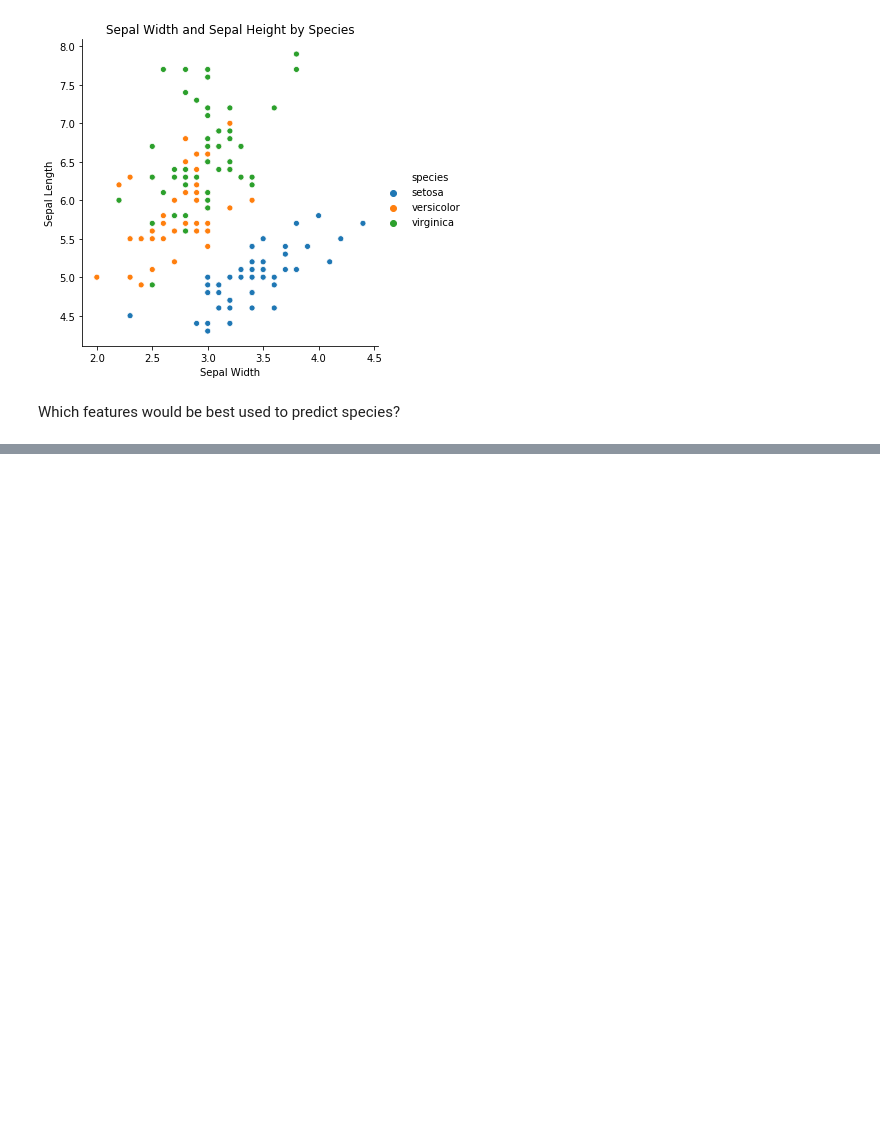
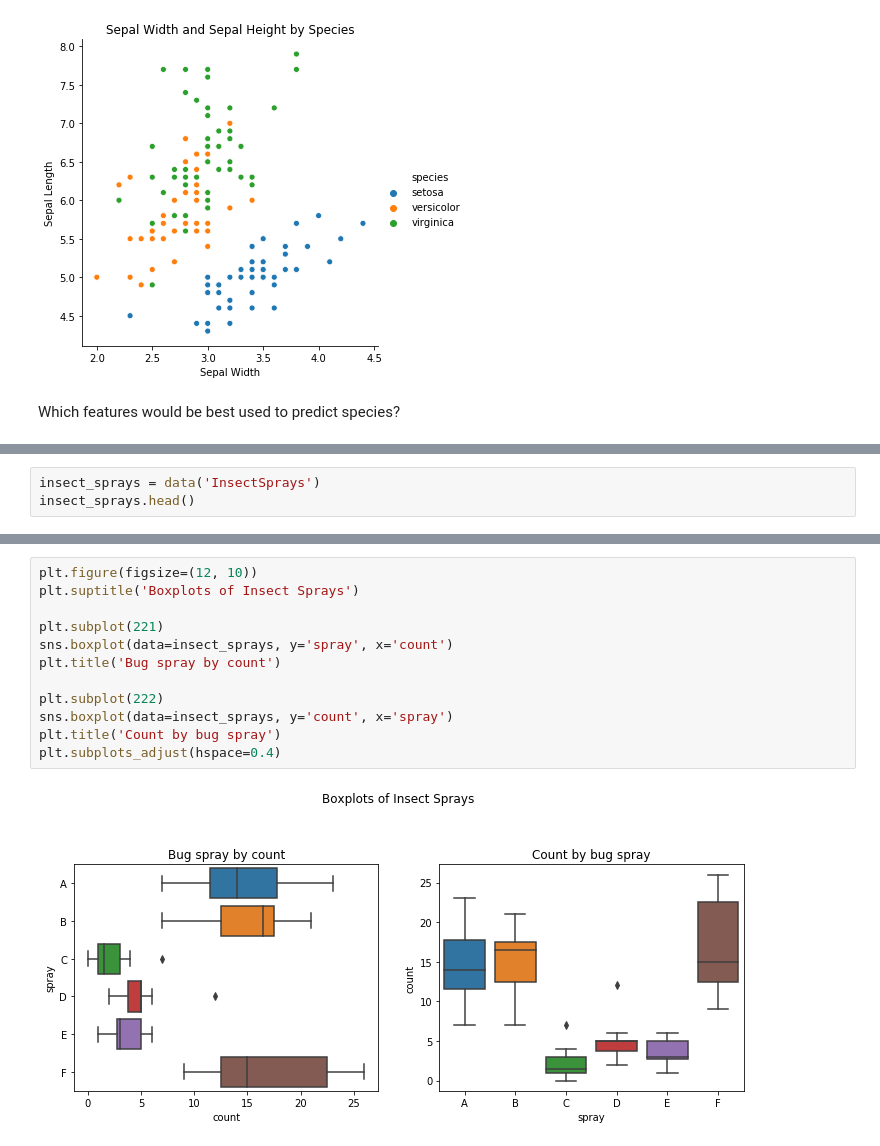
Before and after one commit to GabbyBarajasBroussard/numpy-pandas-visualization-exercise, a Jupyter notebook: seaborn_exercises.ipynb, the cells around one changed output, grey strips where cells are left out. Drawn from its saved outputs; the diff is of its cells as text; blank space fills up the shorter version.

```diff
--- a/seaborn_exercises.ipynb
+++ b/seaborn_exercises.ipynb
@@ -69,0 +121,3 @@ Text(0.5, 1, 'petal width and petal height by species')
+# %%
+insect_sprays = data('InsectSprays')
+insect_sprays.head()
@@ -69,0 +131,14 @@ Text(0.5, 1, 'petal width and petal height by species')
+# %%
+plt.figure(figsize=(12, 10))
+plt.suptitle('Boxplots of Insect Sprays')
+
+plt.subplot(221)
+sns.boxplot(data=insect_sprays, y='spray', x='count')
+plt.title('Bug spray by count')
+
+plt.subplot(222)
+sns.boxplot(data=insect_sprays, y='count', x='spray')
+plt.title('Count by bug spray')
+plt.subplots_adjust(hspace=0.4)
+# %% [output]
+[figure, added]
```
Also changed, not shown: parts of 35 cells of this notebook.
